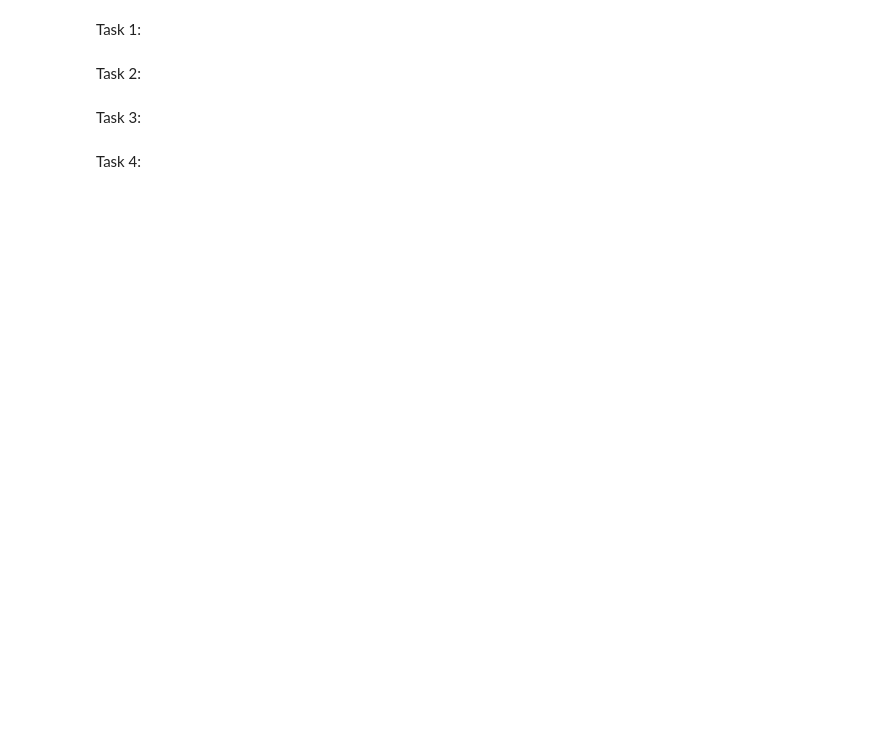
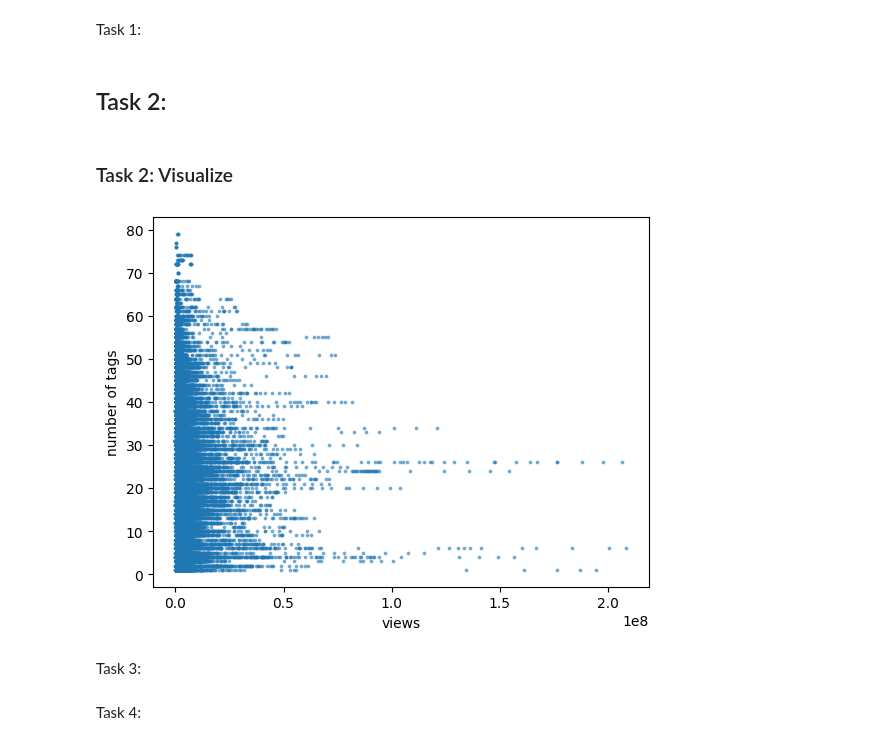
Before and after one commit to AlexandrosMaragkakis/Youtube_data_analysis, a Jupyter notebook: BigDataManagement - Project #2.ipynb, the cells around one changed output. Cells and saved outputs as stored; diff of their text form; code cells hidden in the pictures; blank space fills up the shorter version.

Commit message:
Add tasks 2 and 4, add results dir with csv outputs

```diff
--- a/BigDataManagement - Project #2.ipynb
+++ b/BigDataManagement - Project #2.ipynb
@@ -43,7 +61,49 @@ print("Done.")
 # %% [markdown]
 Task 1:
 # %% [markdown]
-Task 2:
+## Task 2:
+# %%
+result = client['my_db']['videos_data'].aggregate([
+    {
+        '$match': {
+            'country': 'GB',
+            'tags': {
+                '$nin': [
+                    '[None]'
+                ]
+            }
+        }
+    }, {
+        '$sort': {
+            'view_count': 1
+        }
+    }, {
+        '$project': {
+            '_id': 0,
+            'num_tags': {
+                '$size': '$tags'
+            },
+            'video_id': 1,
+            'view_count': 1,
+            'tags': 1
+        }
+    }
+])
+
+views = []
+num_tags = []
+for item in result:
+    num_tags.append(item['num_tags'])
+    views.append(item['view_count'])
+# %% [markdown]
+### Task 2: Visualize
+# %%
+plt.scatter(views, num_tags, s=3, alpha=0.5)
+plt.xlabel('views')
+plt.ylabel('number of tags')
+plt.show()
+# %% [output]
+[figure, added]
 # %% [markdown]
 Task 3:
 # %% [markdown]
```
Also changed, not shown: parts of 5 cells of this notebook, 8 other files.
